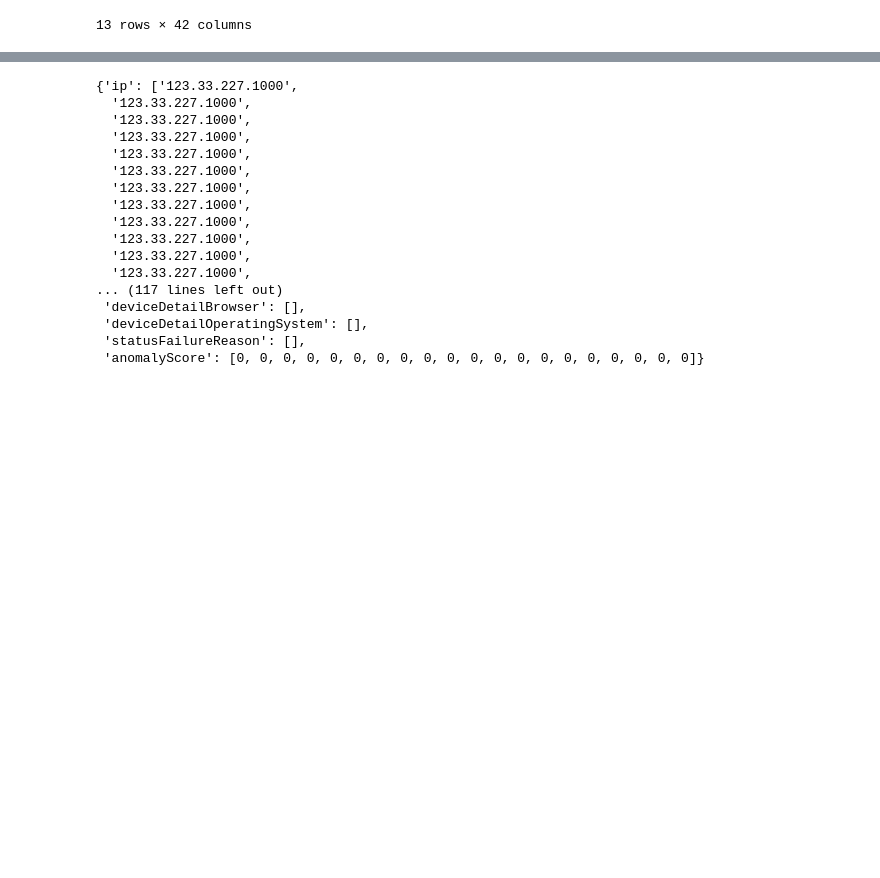
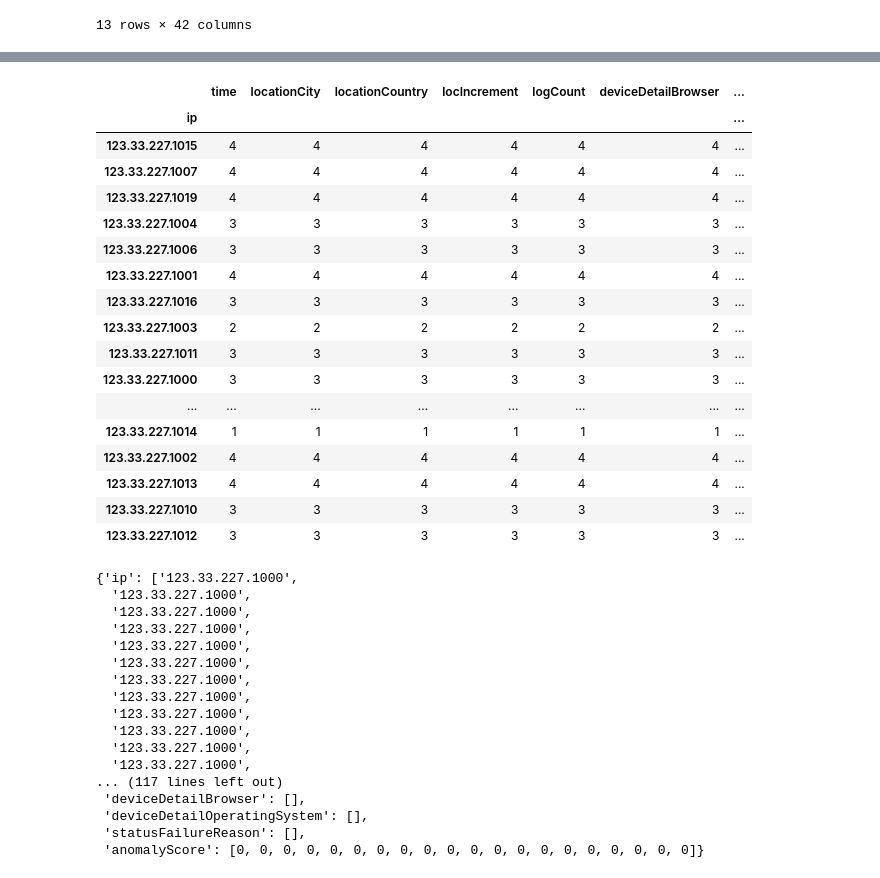
Before and after one commit to AjayThorve/morpheus-fingerprint-viz, a Jupyter notebook: test.ipynb, the cells around one changed output, grey strips where cells are left out. Cells and saved outputs as stored; diff of their text form; code cells hidden in the pictures; blank space fills up the shorter version.

Commit message:
added curated data, fixed bugs

```diff
--- a/test.ipynb
+++ b/test.ipynb
@@ -133,0 +267,2 @@ cudf.DataFrame(data).to_parquet('./public/data/test.parquet')
+# %%
+df = cudf.DataFrame(data)
@@ -133,0 +282,21 @@ cudf.DataFrame(data).to_parquet('./public/data/test.parquet')
+# %%
+df.query('time == 1').groupby('ip').count()
+# %% [output]
+|  | time | locationCity | locationCountry | locIncrement | logCount | deviceDetailBrowser | ... |
+| ip |  |  |  |  |  |  | ... |
+| 123.33.227.1015 | 4 | 4 | 4 | 4 | 4 | 4 | ... |
+| 123.33.227.1007 | 4 | 4 | 4 | 4 | 4 | 4 | ... |
+| 123.33.227.1019 | 4 | 4 | 4 | 4 | 4 | 4 | ... |
+| 123.33.227.1004 | 3 | 3 | 3 | 3 | 3 | 3 | ... |
+| 123.33.227.1006 | 3 | 3 | 3 | 3 | 3 | 3 | ... |
+| 123.33.227.1001 | 4 | 4 | 4 | 4 | 4 | 4 | ... |
+| 123.33.227.1016 | 3 | 3 | 3 | 3 | 3 | 3 | ... |
+| 123.33.227.1003 | 2 | 2 | 2 | 2 | 2 | 2 | ... |
+| 123.33.227.1011 | 3 | 3 | 3 | 3 | 3 | 3 | ... |
+| 123.33.227.1000 | 3 | 3 | 3 | 3 | 3 | 3 | ... |
+| ... | ... | ... | ... | ... | ... | ... | ... |
+| 123.33.227.1014 | 1 | 1 | 1 | 1 | 1 | 1 | ... |
+| 123.33.227.1002 | 4 | 4 | 4 | 4 | 4 | 4 | ... |
+| 123.33.227.1013 | 4 | 4 | 4 | 4 | 4 | 4 | ... |
+| 123.33.227.1010 | 3 | 3 | 3 | 3 | 3 | 3 | ... |
+| 123.33.227.1012 | 3 | 3 | 3 | 3 | 3 | 3 | ... |
```
Also changed, not shown: parts of 6 cells of this notebook, 3 other files.
